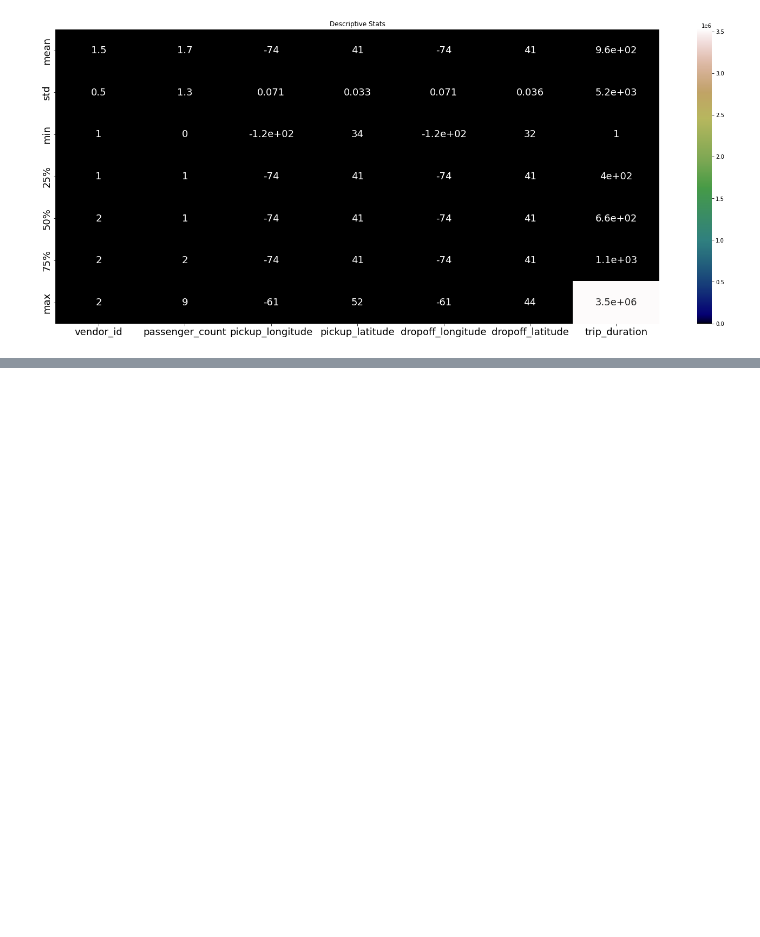
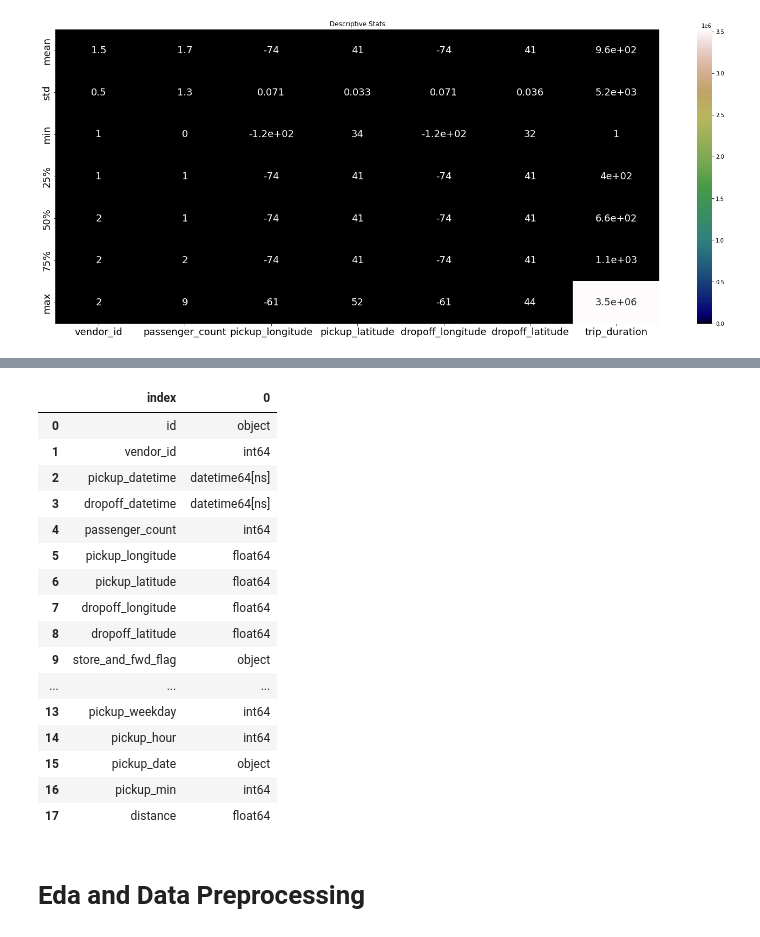
Before and after one commit to Deven876/project-2-NYC-Taxi-Trip-Time-Prediction, a Jupyter notebook: project_2_Taxi_Trip_Time_Prediction_.ipynb, the cells around one changed output, grey strips where cells are left out. Drawn from its saved outputs; the diff is of its cells as text; code cells hidden in the pictures; blank space fills up the shorter version.

```diff
--- a/project_2_Taxi_Trip_Time_Prediction_.ipynb
+++ b/project_2_Taxi_Trip_Time_Prediction_.ipynb
@@ -157,0 +173,4 @@ Text(0.5, 1.0, 'Descriptive Stats')
+# %%
+# convert object type to datetime
+data1['pickup_datetime']=pd.to_datetime(data1['pickup_datetime'])
+data1['dropoff_datetime']=pd.to_datetime(data1['dropoff_datetime'])
@@ -157,0 +179,8 @@ Text(0.5, 1.0, 'Descriptive Stats')
+# %%
+# extracting further information from datetime feature
+data1['pickup_day']=data1['pickup_datetime'].dt.day
+data1['pickup_month']=data1['pickup_datetime'].dt.month
+data1['pickup_weekday']=data1['pickup_datetime'].dt.weekday
+data1['pickup_hour']=data1['pickup_datetime'].dt.hour
+data1['pickup_date']=data1['pickup_datetime'].dt.date
+data1['pickup_min']=data1['pickup_datetime'].dt.minute
@@ -157,0 +194,7 @@ Text(0.5, 1.0, 'Descriptive Stats')
+# %%
+#distance_calc is a function to calculate distance between pickup and dropoff coordinates.
+def distance_calc(pickup_lat,pickup_long,dropoff_lat,dropoff_long):
+  start_coordinates=(pickup_lat,pickup_long)
+  stop_coordinates=(dropoff_lat,dropoff_long)
+
+  return great_circle(start_coordinates,stop_coordinates).km
@@ -157,0 +203,2 @@ Text(0.5, 1.0, 'Descriptive Stats')
+# %%
+data1['distance']=data1.apply(lambda x: distance_calc(x['pickup_latitude'],x['pickup_longitude'],x['dropoff_latitude'],x['dropoff_longitude']),axis=1)
@@ -157,0 +215,23 @@ Text(0.5, 1.0, 'Descriptive Stats')
+# %%
+# lets check dtypes before jumping into eda and preprocessing
+data1.dtypes.reset_index()
+# %% [output]
+|  | index | 0 |
+| 0 | id | object |
+| 1 | vendor_id | int64 |
+| 2 | pickup_datetime | datetime64[ns] |
+| 3 | dropoff_datetime | datetime64[ns] |
+| 4 | passenger_count | int64 |
+| 5 | pickup_longitude | float64 |
+| 6 | pickup_latitude | float64 |
+| 7 | dropoff_longitude | float64 |
+| 8 | dropoff_latitude | float64 |
+| 9 | store_and_fwd_flag | object |
+| ... | ... | ... |
+| 13 | pickup_weekday | int64 |
+| 14 | pickup_hour | int64 |
+| 15 | pickup_date | object |
+| 16 | pickup_min | int64 |
+| 17 | distance | float64 |
+# %% [markdown]
+# Eda and Data Preprocessing
```
Also changed, not shown: parts of 10 cells of this notebook.
